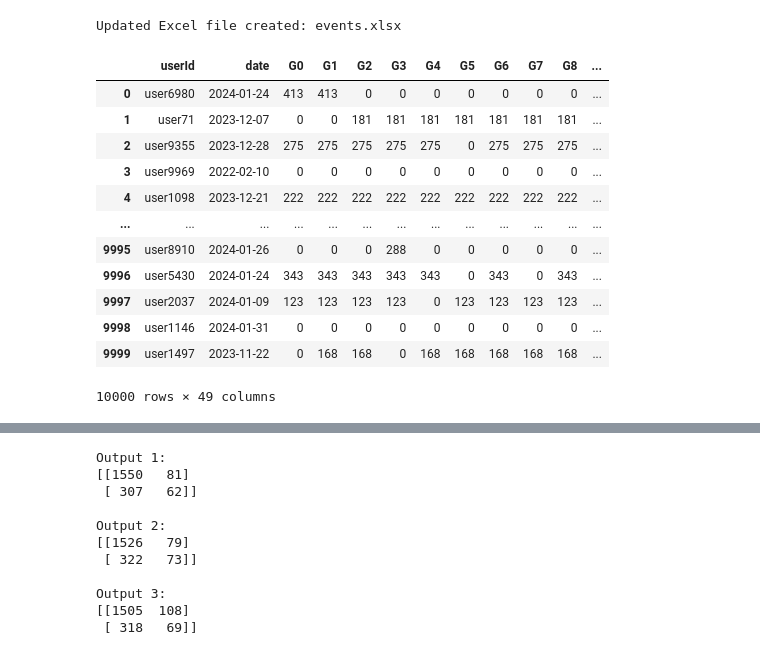
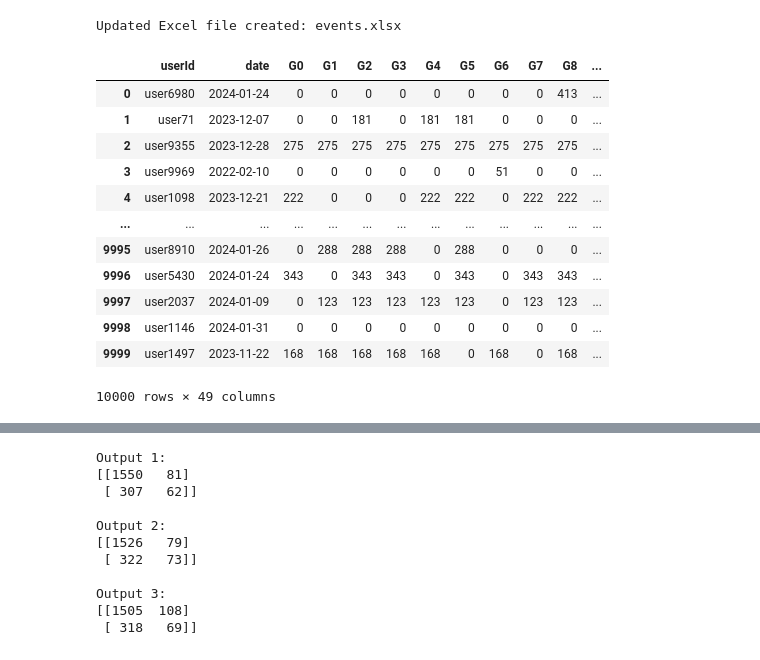
Before and after one commit to lokateapp/lokate-analytics-generator, a Jupyter notebook: purchase-analytics/bill.ipynb, the cells around one changed output, grey strips where cells are left out. Drawn from its saved outputs; the diff is of its cells as text; code cells hidden in the pictures.

```diff
--- a/purchase-analytics/bill.ipynb
+++ b/purchase-analytics/bill.ipynb
@@ -200,7 +200,7 @@ event_df['date'] = pd.to_datetime(event_df['date'])
 
 # Initialize dictionary to store processed event data (aggregate timespent per group per user per day)
 event_data = {}
-group_names = event_df['productGroups'].dropna().str.split(',').explode().str.strip().unique().tolist()
+group_names = list(product_groups.keys())
 # Process each event row
 for _, event_row in event_df.iterrows():
     user_id = event_row['userId']
@@ -208,44 +208,44 @@ for _, event_row in event_df.iterrows():
 
   # Skip processing if productGroups is NaN (empty)
     if pd.isna(event_row['productGroups']):
         continue
     product_groups_event = [group.strip() for group in event_row['productGroups'].split(',')]
     time_spent = event_row['time']
 
     # Ensure there's an entry in the event_data dictionary for the current (user_id, date) combination
     user_date_key = (user_id, date)
     if user_date_key not in event_data:
         event_data[user_date_key] = {f'G{i}': 0 for i in range(len(group_names))}
 
     # Update timespent for each group in the event (accumulate timespent per group per day)
     for group in product_groups_event:
         if group in product_groups:
             mapped_group_index = group_names.index(group)
             event_data[user_date_key][f'G{mapped_group_index}'] += time_spent
 
 # Convert event_data dictionary to a list of dictionaries (each representing a (userId, date) entry)
 event_processed_data = [{'userId': user_id, 'date': date, **data} for (user_id, date), data in event_data.items()]
 
 # Create dataframe from event_processed_data
 event_processed_df = pd.DataFrame(event_processed_data)
 
 
 # Display the processed event dataframe
 # print("Processed Event DataFrame:")
 display(event_processed_df)
 # %% [output]
 |  | userId | date | G0 | G1 | G2 | G3 | G4 | G5 | G6 | G7 | G8 | ... |
-| 0 | user6980 | 2024-01-24 | 413 | 413 | 0 | 0 | 0 | 0 | 0 | 0 | 0 | ... |
-| 1 | user71 | 2023-12-07 | 0 | 0 | 181 | 181 | 181 | 181 | 181 | 181 | 181 | ... |
-| 2 | user9355 | 2023-12-28 | 275 | 275 | 275 | 275 | 275 | 0 | 275 | 275 | 275 | ... |
-| 3 | user9969 | 2022-02-10 | 0 | 0 | 0 | 0 | 0 | 0 | 0 | 0 | 0 | ... |
-| 4 | user1098 | 2023-12-21 | 222 | 222 | 222 | 222 | 222 | 222 | 222 | 222 | 222 | ... |
+| 0 | user6980 | 2024-01-24 | 0 | 0 | 0 | 0 | 0 | 0 | 0 | 0 | 413 | ... |
+| 1 | user71 | 2023-12-07 | 0 | 0 | 181 | 0 | 181 | 181 | 0 | 0 | 0 | ... |
+| 2 | user9355 | 2023-12-28 | 275 | 275 | 275 | 275 | 275 | 275 | 275 | 275 | 275 | ... |
+| 3 | user9969 | 2022-02-10 | 0 | 0 | 0 | 0 | 0 | 0 | 51 | 0 | 0 | ... |
+| 4 | user1098 | 2023-12-21 | 222 | 0 | 0 | 0 | 222 | 222 | 0 | 222 | 222 | ... |
 | ... | ... | ... | ... | ... | ... | ... | ... | ... | ... | ... | ... | ... |
-| 9995 | user8910 | 2024-01-26 | 0 | 0 | 0 | 288 | 0 | 0 | 0 | 0 | 0 | ... |
-| 9996 | user5430 | 2024-01-24 | 343 | 343 | 343 | 343 | 343 | 0 | 343 | 0 | 343 | ... |
-| 9997 | user2037 | 2024-01-09 | 123 | 123 | 123 | 123 | 0 | 123 | 123 | 123 | 123 | ... |
+| 9995 | user8910 | 2024-01-26 | 0 | 288 | 288 | 288 | 0 | 288 | 0 | 0 | 0 | ... |
+| 9996 | user5430 | 2024-01-24 | 343 | 0 | 343 | 343 | 0 | 343 | 0 | 343 | 343 | ... |
+| 9997 | user2037 | 2024-01-09 | 0 | 123 | 123 | 123 | 123 | 123 | 0 | 123 | 123 | ... |
 | 9998 | user1146 | 2024-01-31 | 0 | 0 | 0 | 0 | 0 | 0 | 0 | 0 | 0 | ... |
-| 9999 | user1497 | 2023-11-22 | 0 | 168 | 168 | 0 | 168 | 168 | 168 | 168 | 168 | ... |
+| 9999 | user1497 | 2023-11-22 | 168 | 168 | 168 | 168 | 168 | 0 | 168 | 0 | 168 | ... |
 10000 rows × 49 columns
 # %%
 ## merge purchase data with event data
```
Also changed, not shown: parts of 3 cells of this notebook.
